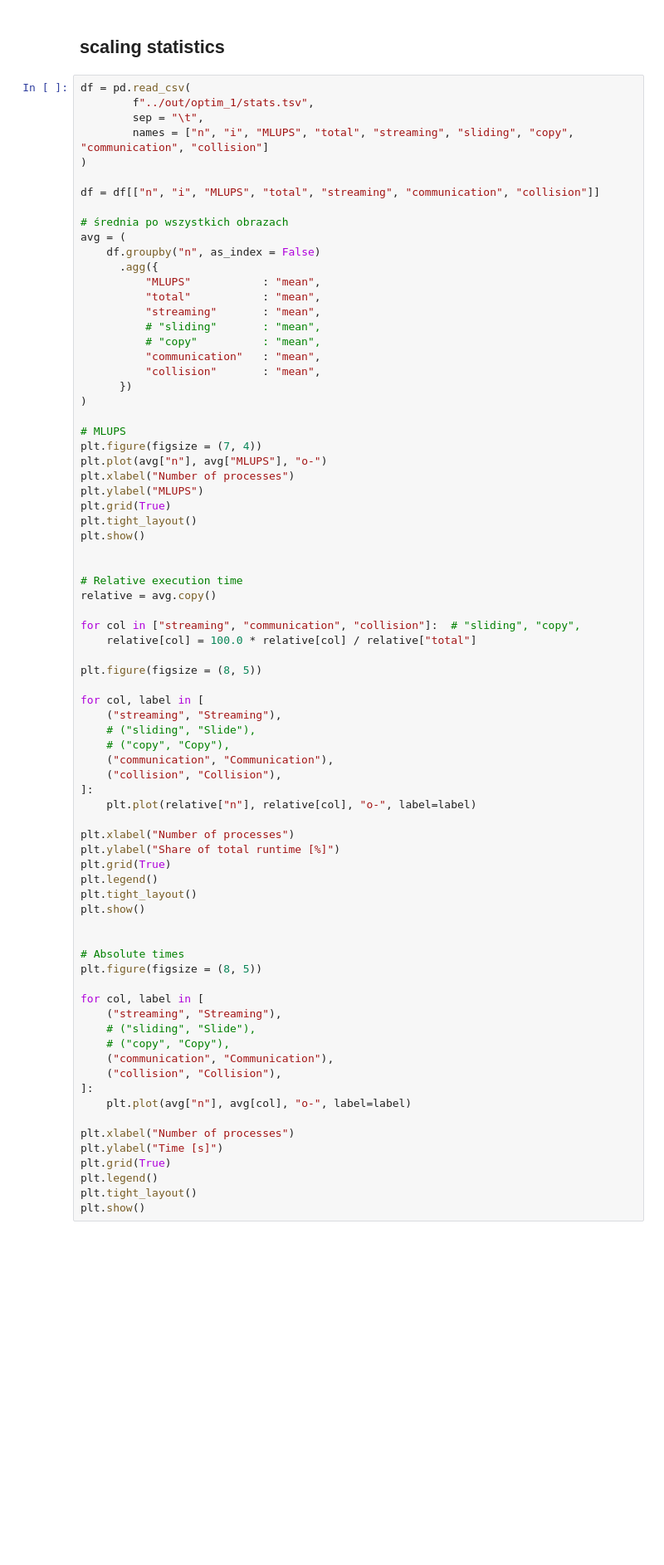
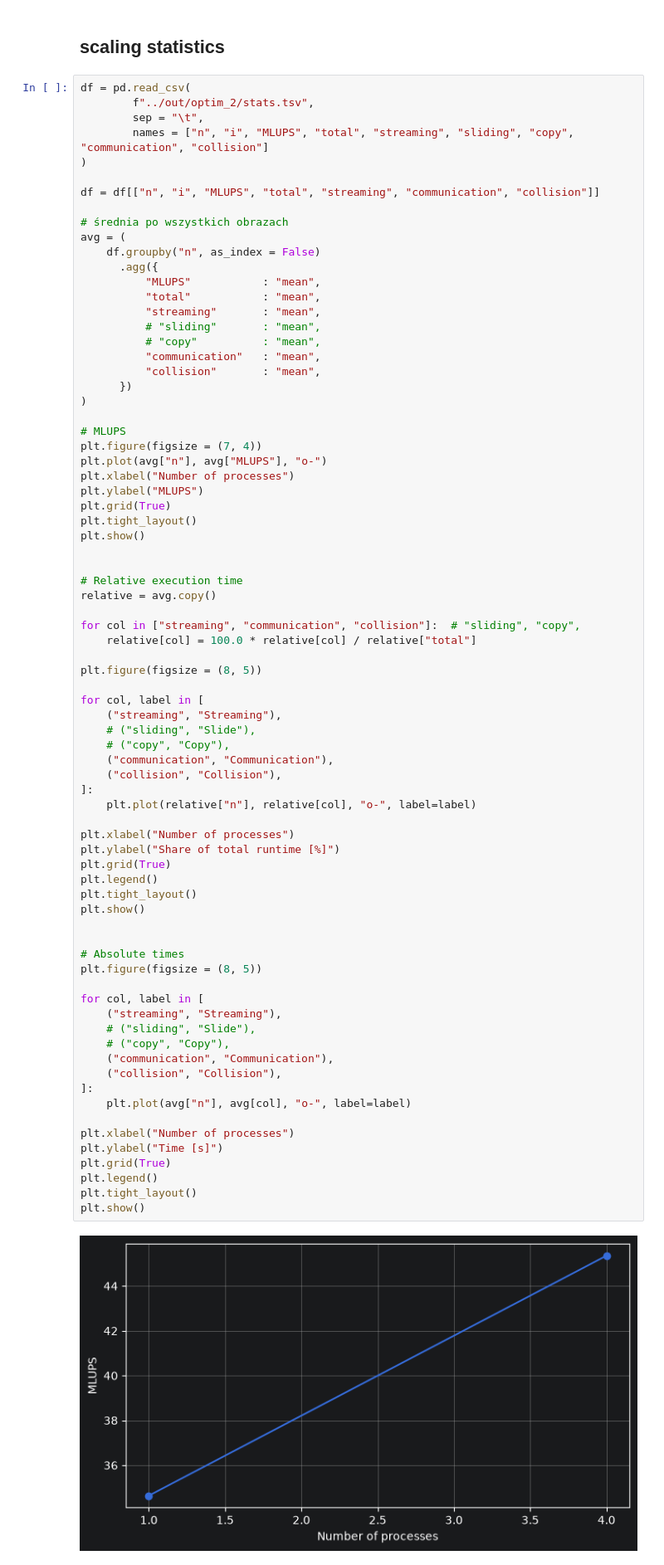
Before and after one commit to FranekM/Lattice-Boltzmann-D2Q9-Solver-in-Fortran, a Jupyter notebook: eval/evaluation.ipynb, the cells around one changed output. Shown at 83% size. Cells and saved outputs as stored; diff of their text form; blank space fills up the shorter version.

```diff
--- a/eval/evaluation.ipynb
+++ b/eval/evaluation.ipynb
@@ -111,7 +113,7 @@ field_streamplot(4, density=2.0)
 ## scaling statistics
 # %%
 df = pd.read_csv(
-        f"../out/optim_1/stats.tsv",
+        f"../out/optim_2/stats.tsv",
         sep = "\t",
         names = ["n", "i", "MLUPS", "total", "streaming", "sliding", "copy", "communication", "collision"]
 )
@@ -158,30 +160,32 @@ for col, label in [
     ("collision", "Collision"),
 ]:
     plt.plot(relative["n"], relative[col], "o-", label=label)
 
 plt.xlabel("Number of processes")
 plt.ylabel("Share of total runtime [%]")
 plt.grid(True)
 plt.legend()
 plt.tight_layout()
 plt.show()
 
 
 # Absolute times
 plt.figure(figsize = (8, 5))
 
 for col, label in [
     ("streaming", "Streaming"),
     # ("sliding", "Slide"),
     # ("copy", "Copy"),
     ("communication", "Communication"),
     ("collision", "Collision"),
 ]:
     plt.plot(avg["n"], avg[col], "o-", label=label)
 
 plt.xlabel("Number of processes")
 plt.ylabel("Time [s]")
 plt.grid(True)
 plt.legend()
 plt.tight_layout()
 plt.show()
+# %% [output]
+[figure, added]
```
Also changed, not shown: parts of 2 cells of this notebook, 5 other files.
